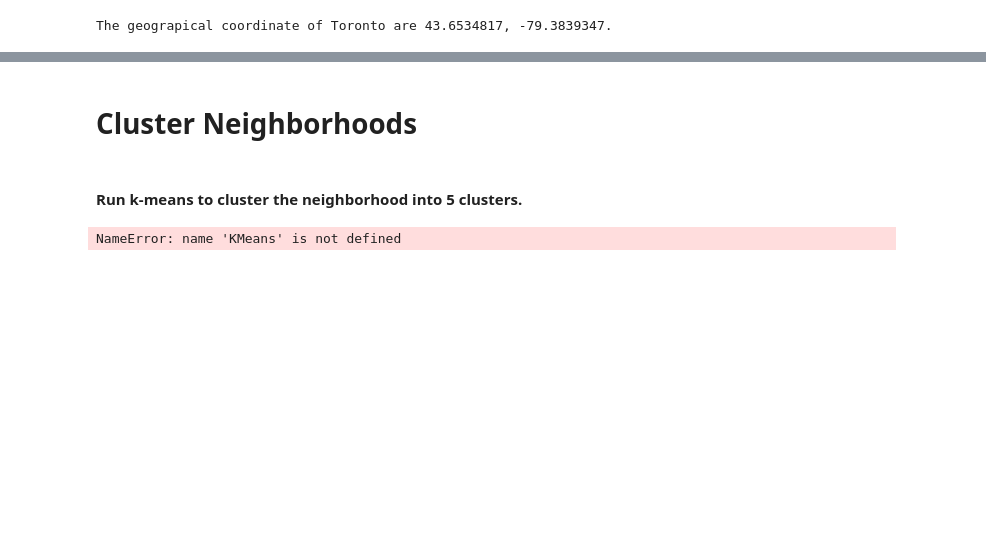
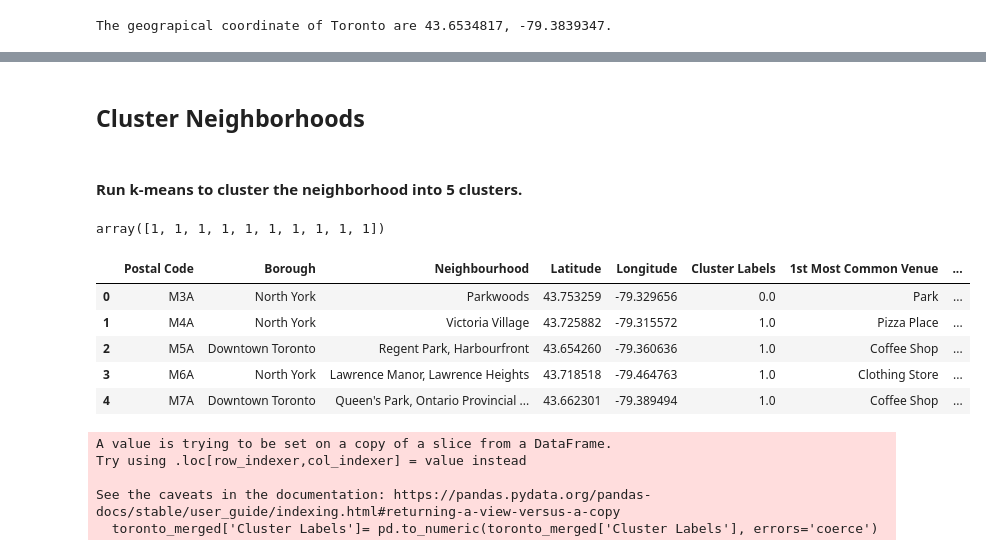
Before and after one commit to fafa-gu/IBM_Capstone_Project, a Jupyter notebook: Week3_Segmenting and Clustering Neighborhoods in Toronto.ipynb, the cells around one changed output, grey strips where cells are left out. Saved outputs shown, nothing was run; the diff lists cells and outputs as text; code cells hidden in the pictures; blank space fills up the shorter version.

```diff
--- a/Week3_Segmenting and Clustering Neighborhoods in Toronto.ipynb
+++ b/Week3_Segmenting and Clustering Neighborhoods in Toronto.ipynb
@@ -130,0 +362,30 @@ map_totonto
+# %%
+# put that into a pandas dataframe
+def return_most_common_venues(row, num_top_venues):
+    row_categories = row.iloc[1:]
+    row_categories_sorted = row_categories.sort_values(ascending=False)
+
+    return row_categories_sorted.index.values[0:num_top_venues]
+# %%
+# display the top 10 venues for each neighborhood.
+import numpy as np # library to handle data in a vectorized manner
+num_top_venues = 10
+
+indicators = ['st', 'nd', 'rd']
+
+# create columns according to number of top venues
+columns = ['Neighbourhood']
+for ind in np.arange(num_top_venues):
+    try:
+        columns.append('{}{} Most Common Venue'.format(ind+1, indicators[ind]))
+    except:
+        columns.append('{}th Most Common Venue'.format(ind+1))
+
+# create a new dataframe
+neighborhoods_venues_sorted = pd.DataFrame(columns=columns)
+neighborhoods_venues_sorted['Neighbourhood'] = toronto_grouped['Neighbourhood']
+
+for ind in np.arange(toronto_grouped.shape[0]):
+    neighborhoods_venues_sorted.iloc[ind, 1:] = return_most_common_venues(toronto_grouped.iloc[ind, :], num_top_venues)
+
+neighborhoods_venues_sorted.head()
@@ -131,5 +399,5 @@ map_totonto
 # %% [markdown]
-# Cluster Neighborhoods
+## Cluster Neighborhoods
 # %% [markdown]
 #### Run k-means to cluster the neighborhood into 5 clusters.
 # %%
@@ -139,11 +407,35 @@ from sklearn.cluster import KMeans
 # set number of clusters
 kclusters = 5
 
+toronto_grouped_clustering = toronto_grouped.drop('Neighbourhood', 1)
 
 # run k-means clustering
-kmeans = KMeans(n_clusters=kclusters, random_state=0).fit(df2)
+kmeans = KMeans(n_clusters=kclusters, random_state=0).fit(toronto_grouped_clustering)
 
 # check cluster labels generated for each row in the dataframe
 kmeans.labels_[0:10]
 # %% [output]
-NameError: name 'KMeans' is not defined
+array([1, 1, 1, 1, 1, 1, 1, 1, 1, 1])
+# %%
+# add clustering labels
+toronto_merged = df2
+
+# merge manhattan_grouped with manhattan_data to add latitude/longitude for each neighborhood
+toronto_merged = toronto_merged.join(neighborhoods_venues_sorted.set_index('Neighbourhood'), on='Neighbourhood')
+
+toronto_merged.head() # check the last columns!
+# %% [output]
+|  | Postal Code | Borough | Neighbourhood | Latitude | Longitude | Cluster Labels | 1st Most Common Venue | ... |
+| 0 | M3A | North York | Parkwoods | 43.753259 | -79.329656 | 0.0 | Park | ... |
+| 1 | M4A | North York | Victoria Village | 43.725882 | -79.315572 | 1.0 | Pizza Place | ... |
+| 2 | M5A | Downtown Toronto | Regent Park, Harbourfront | 43.654260 | -79.360636 | 1.0 | Coffee Shop | ... |
+| 3 | M6A | North York | Lawrence Manor, Lawrence Heights | 43.718518 | -79.464763 | 1.0 | Clothing Store | ... |
+| 4 | M7A | Downtown Toronto | Queen's Park, Ontario Provincial ... | 43.662301 | -79.389494 | 1.0 | Coffee Shop | ... |
+# %%
+toronto_merged['Cluster Labels']= pd.to_numeric(toronto_merged['Cluster Labels'], errors='coerce')
+# %% [output]
+A value is trying to be set on a copy of a slice from a DataFrame.
+Try using .loc[row_indexer,col_indexer] = value instead
+
+See the caveats in the documentation: https://pandas.pydata.org/pandas-docs/stable/user_guide/indexing.html#returning-a-view-versus-a-copy
+  toronto_merged['Cluster Labels']= pd.to_numeric(toronto_merged['Cluster Labels'], errors='coerce')
```
Also changed, not shown: parts of 22 cells of this notebook.
